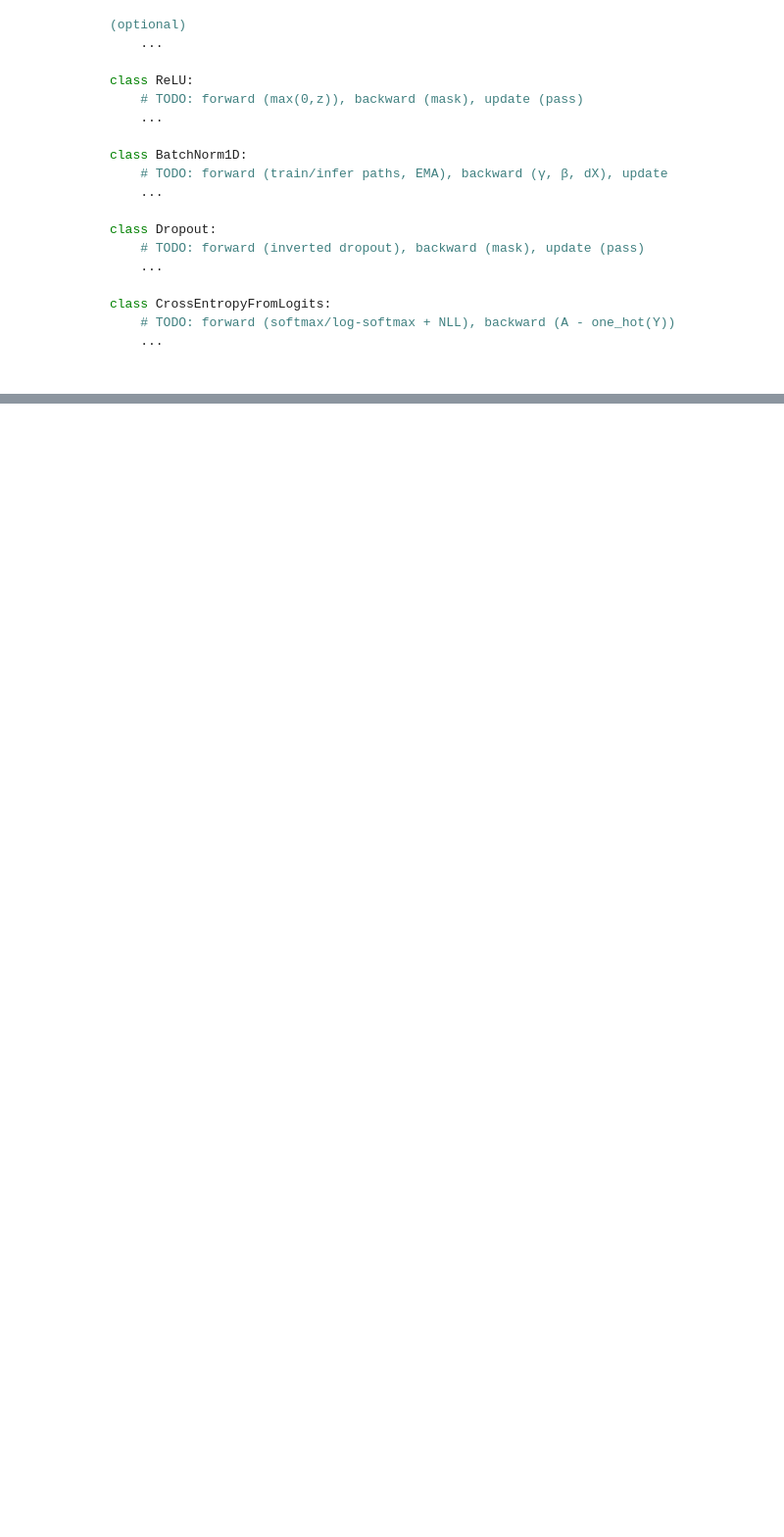
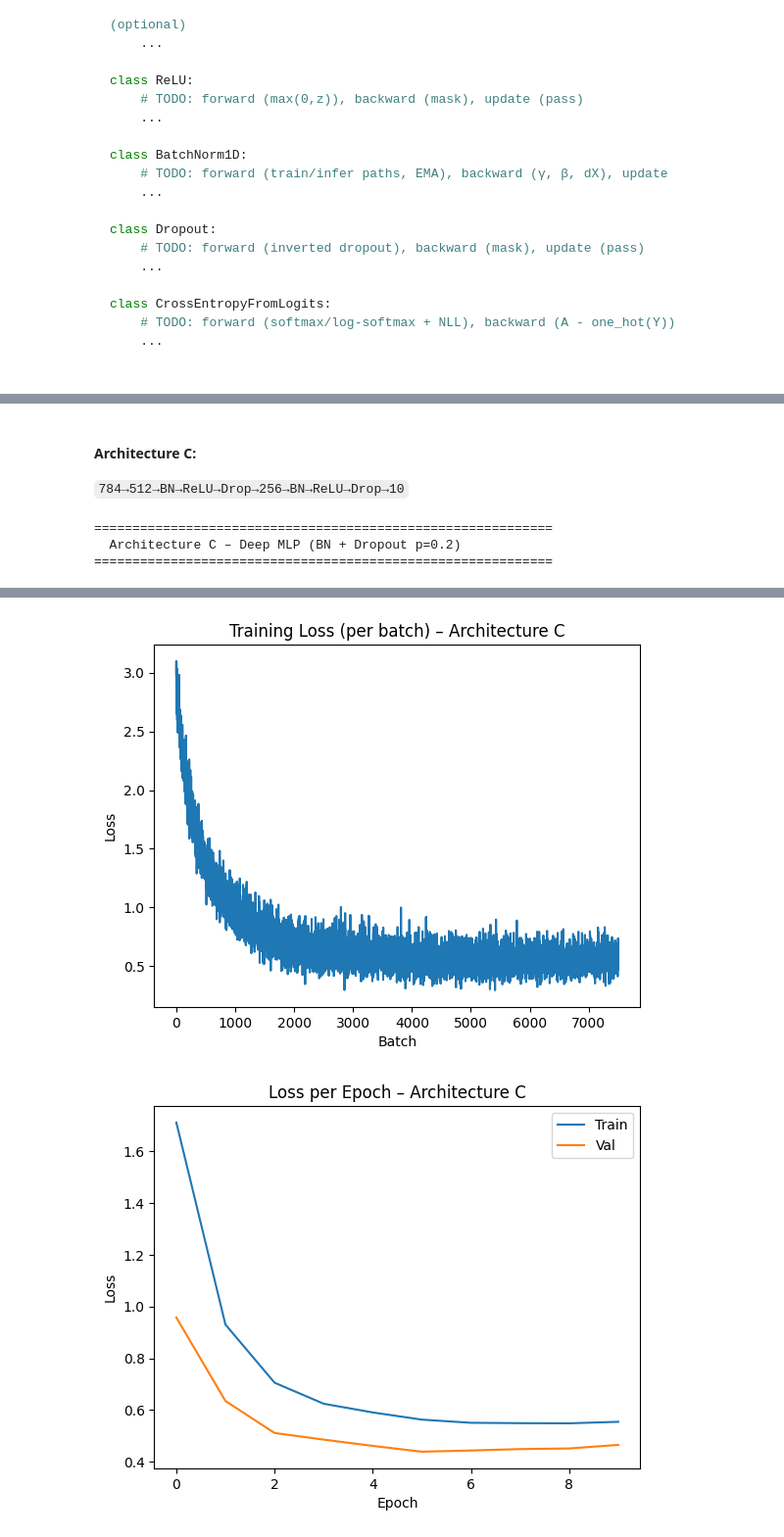
Before and after one commit to jpcastanom/Workshops-AI, a Jupyter notebook: Workshop 1/MiniTorchWorkshop.ipynb, the cells around one changed output, grey strips where cells are left out. Shown at 98% size. Cells and saved outputs as stored; diff of their text form; code cells hidden in the pictures; blank space fills up the shorter version.

```diff
--- a/Workshop 1/MiniTorchWorkshop.ipynb
+++ b/Workshop 1/MiniTorchWorkshop.ipynb
@@ -1762,0 +1709,33 @@ Epoch 10/10 | lr=0.00625 | Train Loss: 0.7665  Acc: 0.8478 | Val Loss: 0.7722  A
+# %% [markdown]
+#### Architecture C:
+``784→512→BN→ReLU→Drop→256→BN→ReLU→Drop→10``
+# %%
+net_C = Net()
+net_C.add(Linear(n_features, 512, device=device))
+net_C.add(BatchNorm1D(512, device=device))
+net_C.add(ReLU())
+net_C.add(Dropout(p=0.2, device=device))
+net_C.add(Linear(512, 256, device=device))
+net_C.add(BatchNorm1D(256, device=device))
+net_C.add(ReLU())
+net_C.add(Dropout(p=0.2, device=device))
+net_C.add(Linear(256, n_classes, device=device))
+
+history_C, batch_losses_C = train_model(net_C, "Architecture C – Deep MLP (BN + Dropout p=0.2)")
+
+plt.figure(); plt.plot(np.array(batch_losses_C))
+plt.xlabel('Batch'); plt.ylabel('Loss'); plt.title('Training Loss (per batch) – Architecture C'); plt.show()
+
+plt.figure()
+plt.plot(history_C["train_loss"], label='Train')
+plt.plot(history_C["val_loss"],   label='Val')
+plt.xlabel('Epoch'); plt.ylabel('Loss'); plt.legend(); plt.title('Loss per Epoch – Architecture C'); plt.show()
+
+plt.figure()
+plt.plot(history_C["train_acc"], label='Train')
+plt.plot(history_C["val_acc"],   label='Val')
+plt.xlabel('Epoch'); plt.ylabel('Accuracy'); plt.legend(); plt.title('Accuracy per Epoch – Architecture C'); plt.show()
+# %% [output]
+============================================================
+  Architecture C – Deep MLP (BN + Dropout p=0.2)
+============================================================
@@ -1762,0 +1752,2 @@ Epoch 10/10 | lr=0.00625 | Train Loss: 0.7665  Acc: 0.8478 | Val Loss: 0.7722  A
+[figure, added]
+[figure, added]
```
Also changed, not shown: parts of 22 cells of this notebook.
